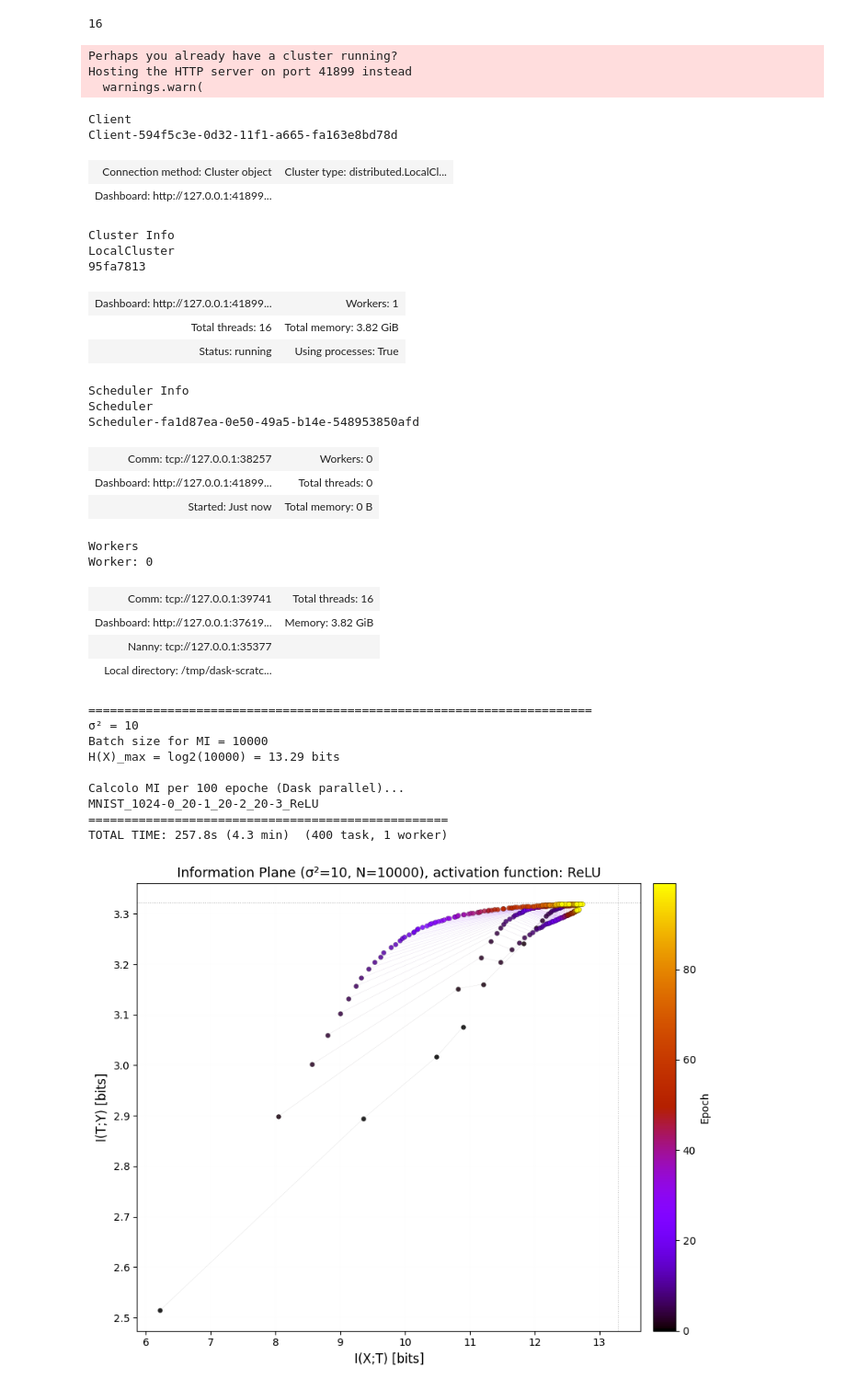
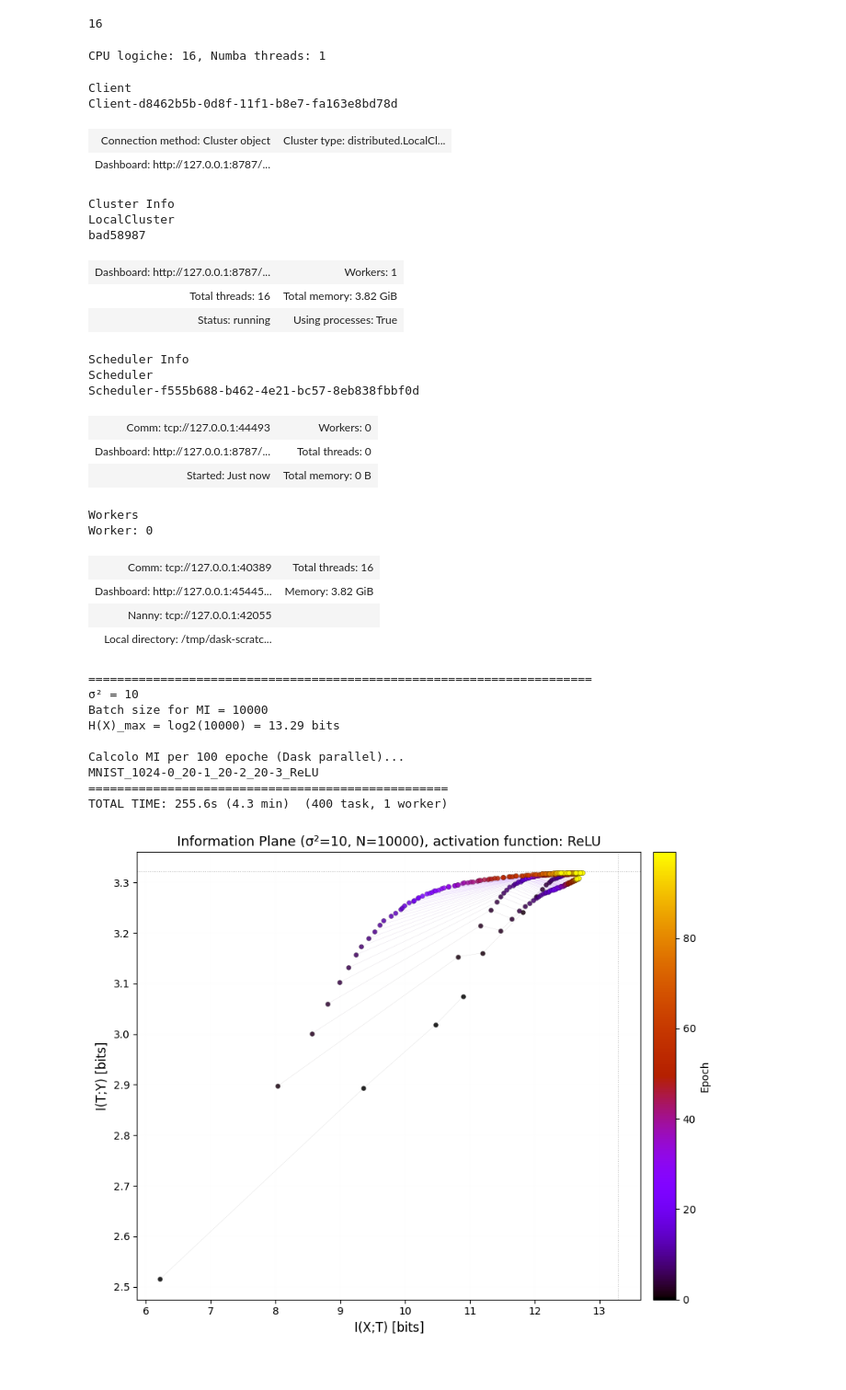
Before and after one commit to Giacomo-Menegatti/Information_theory, a Jupyter notebook: MI_dask.ipynb, the cells around one changed output. Shown at 92% size. Cells and saved outputs as stored; diff of their text form; code cells hidden in the pictures.

```diff
--- a/MI_dask.ipynb
+++ b/MI_dask.ipynb
@@ -10,38 +10,37 @@ from dask import delayed
 from dask.distributed import Client
 # %%
 import multiprocessing
-multiprocessing.cpu_count()
+
+N_CPU=multiprocessing.cpu_count()
+N_CPU
 # %% [output]
 16
 # %%
-# n_workers=1 + threads: nessun overhead IPC, memoria condivisa.
-# nogil=True in Numba rilascia il GIL → i 16 thread lavorano davvero in parallelo.
-client = Client(n_workers=1, threads_per_worker=16)
+client = Client(n_workers=1, threads_per_worker=N_CPU)   # Dask usa tutti i core per eseguire task in parallelo
+print(f"CPU logiche: {N_CPU}, Numba threads: {numba.get_num_threads()}")
 client
 # %% [output]
-Perhaps you already have a cluster running?
-Hosting the HTTP server on port 41899 instead
-  warnings.warn(
+CPU logiche: 16, Numba threads: 1
 Client
-Client-594f5c3e-0d32-11f1-a665-fa163e8bd78d
+Client-d8462b5b-0d8f-11f1-b8e7-fa163e8bd78d
 | Connection method: Cluster object | Cluster type: distributed.LocalCl... |
-| Dashboard: http://127.0.0.1:41899... |  |
+| Dashboard: http://127.0.0.1:8787/... |  |
 Cluster Info
 LocalCluster
-95fa7813
+bad58987
-| Dashboard: http://127.0.0.1:41899... | Workers: 1 |
+| Dashboard: http://127.0.0.1:8787/... | Workers: 1 |
 | Total threads: 16 | Total memory: 3.82 GiB |
 | Status: running | Using processes: True |
 Scheduler Info
 Scheduler
-Scheduler-fa1d87ea-0e50-49a5-b14e-548953850afd
+Scheduler-f555b688-b462-4e21-bc57-8eb838fbbf0d
-| Comm: tcp://127.0.0.1:38257 | Workers: 0 |
-| Dashboard: http://127.0.0.1:41899... | Total threads: 0 |
+| Comm: tcp://127.0.0.1:44493 | Workers: 0 |
+| Dashboard: http://127.0.0.1:8787/... | Total threads: 0 |
 | Started: Just now | Total memory: 0 B |
 Workers
 Worker: 0
-| Comm: tcp://127.0.0.1:39741 | Total threads: 16 |
-| Dashboard: http://127.0.0.1:37619... | Memory: 3.82 GiB |
-| Nanny: tcp://127.0.0.1:35377 |  |
+| Comm: tcp://127.0.0.1:40389 | Total threads: 16 |
+| Dashboard: http://127.0.0.1:45445... | Memory: 3.82 GiB |
+| Nanny: tcp://127.0.0.1:42055 |  |
 | Local directory: /tmp/dask-scratc... |  |
 # %%
@@ -263,14 +260,14 @@ def compute_bounds_delayed(layer_path, epoch_idx, n_samples, n_features, y_label
     """Eseguito in un thread worker: carica le righe e calcola MI."""
     T = LazyLayerEpoch(layer_path, epoch_idx, n_samples, n_features)
     Y = y_labels[:n_samples]
+    _, class_indices = prepare_class_indices(Y)
     _analyzer = kolchinsky_with_sampling(sigma2=sigma2, sample_size=sample_size)
-    return _analyzer.compute_bounds(T, Y)
+    return _analyzer.compute_bounds(T, Y, class_indices)
 
 print(f"\nCalcolo MI per {n_epochs_to_analyze} epoche (Dask parallel)...\n{FOLDER_PATH}")
 print("=" * 50)
 
 # ── costruzione del grafo Dask ────────────────────────────────────────────────
-# Tutti i task (epoch × layer) sono indipendenti → lanciati in parallelo
 start_time = time.time()
 
 task_keys = []
@@ -316,7 +313,7 @@ H(X)_max = log2(10000) = 13.29 bits
 Calcolo MI per 100 epoche (Dask parallel)...
 MNIST_1024-0_20-1_20-2_20-3_ReLU
 ==================================================
-TOTAL TIME: 257.8s (4.3 min)  (400 task, 1 worker)
+TOTAL TIME: 255.6s (4.3 min)  (400 task, 1 worker)
 # %%
 plt.figure(figsize=(9, 7))
 
```
Also changed, not shown: parts of 4 cells of this notebook, 3 other files.
